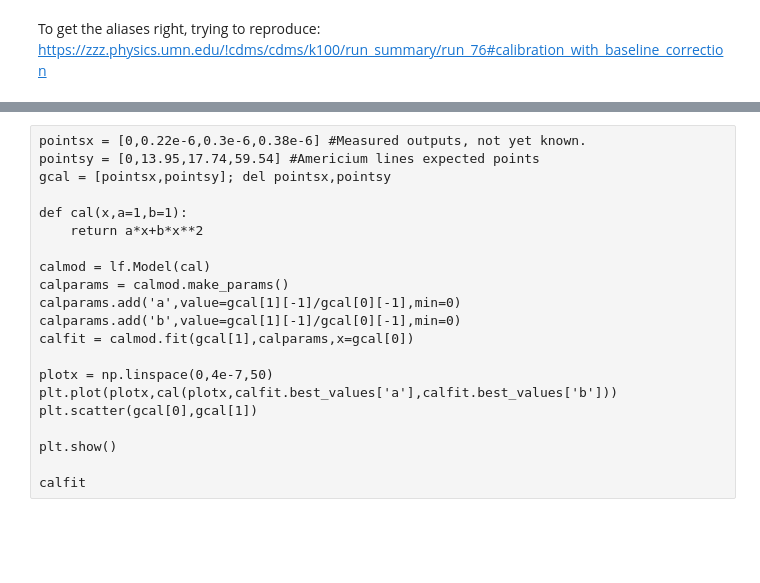
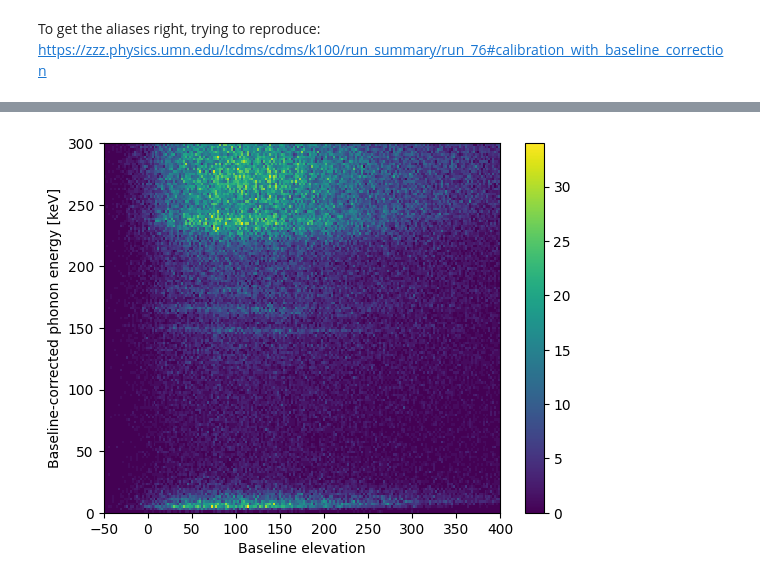
Before and after one commit to villano-lab/R76Analysis, a Jupyter notebook: HV1_Calibration.ipynb, the cells around one changed output, grey strips where cells are left out. Cells and saved outputs as stored; diff of their text form; code cells hidden in the pictures; blank space fills up the shorter version.

```diff
--- a/HV1_Calibration.ipynb
+++ b/HV1_Calibration.ipynb
@@ -99,39 +84,20 @@ plt.show()
 # %%
 fig = plt.figure()
-h = plt.hist2d(z[4]["PFbs"][~crand[4]]-3000,z[4]["pt_keV_bscorr"][~crand[4]]
+h = plt.hist2d(z[4]["PFbs"][~z[4]["crand"]]-3000,z[4]["pt_keV_bscorr"][~z[4]["crand"]]
                ,bins=[np.linspace(-50,400,200),np.linspace(0,300,150)])
 plt.ylabel("Baseline-corrected phonon energy [keV]")
 plt.xlabel("Baseline elevation") #Not true yet; just the goal.
 #Based on the calculation I think this might be what I have now? But,
 #Based on the plot it's very clearly not it.
 fig.colorbar(h[3])
 
 comment = """
 pointsx = [0,0.22e-6,0.29e-6,0.38e-6] #Measured outputs, not yet known.
 
 plt.axhline(pointsx[1],color='red',linestyle='dotted')
 plt.axhline(pointsx[2],color='red',linestyle='dotted')
 plt.axhline(pointsx[3],color='red',linestyle='dotted')#"""
 
 plt.show()
+# %% [output]
+[figure, added]
-# %% [raw]
-pointsx = [0,0.22e-6,0.3e-6,0.38e-6] #Measured outputs, not yet known.
-pointsy = [0,13.95,17.74,59.54] #Americium lines expected points
-gcal = [pointsx,pointsy]; del pointsx,pointsy
-
-def cal(x,a=1,b=1):
-    return a*x+b*x**2
-
-calmod = lf.Model(cal)
-calparams = calmod.make_params()
-calparams.add('a',value=gcal[1][-1]/gcal[0][-1],min=0)
-calparams.add('b',value=gcal[1][-1]/gcal[0][-1],min=0)
-calfit = calmod.fit(gcal[1],calparams,x=gcal[0])
-
-plotx = np.linspace(0,4e-7,50)
-plt.plot(plotx,cal(plotx,calfit.best_values['a'],calfit.best_values['b']))
-plt.scatter(gcal[0],gcal[1])
-
-plt.show()
-
-calfit
```
Also changed, not shown: parts of 7 cells of this notebook.
